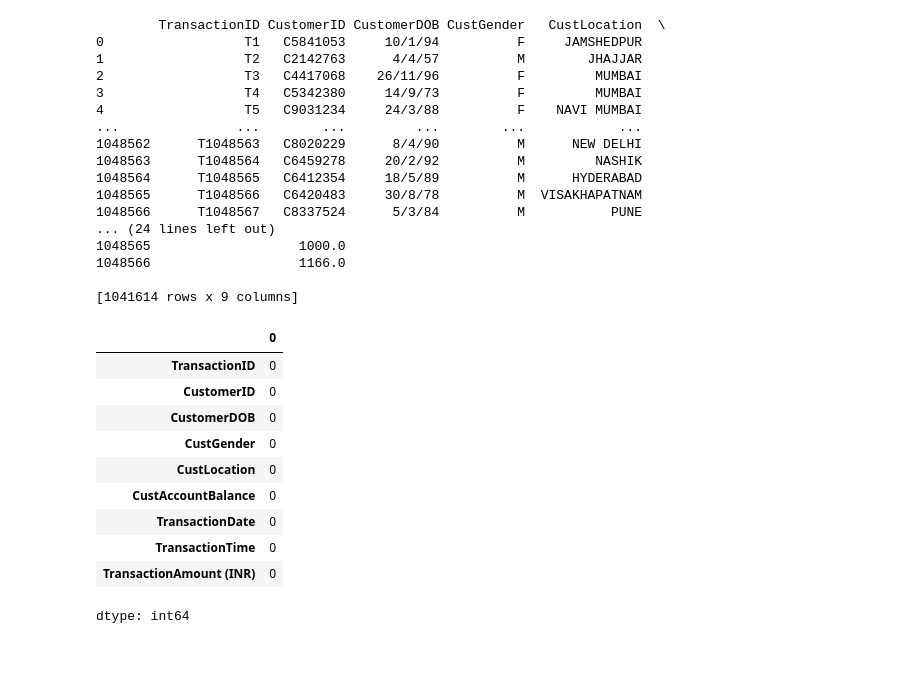
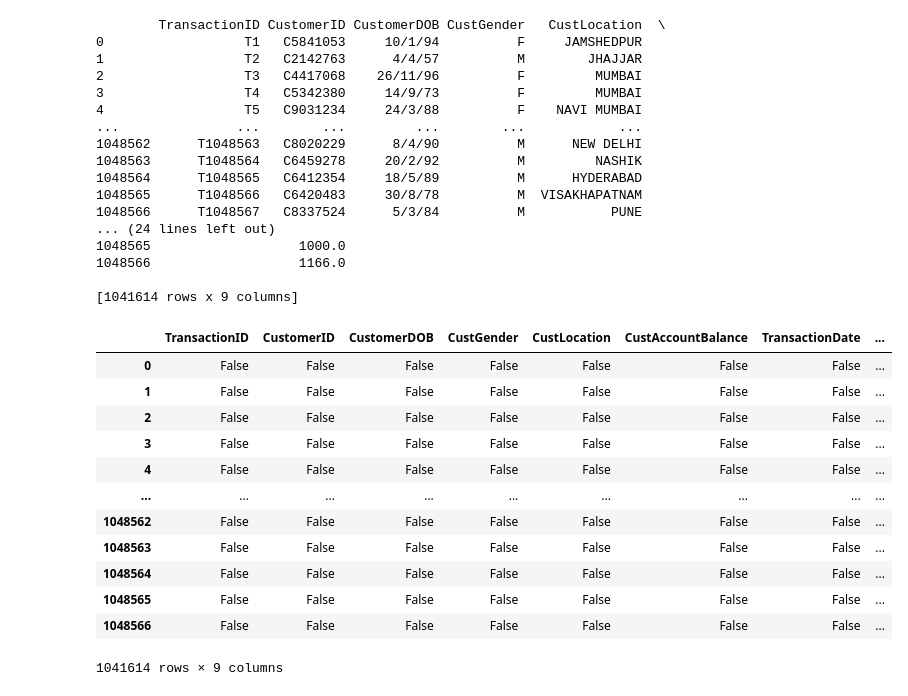
Before and after one commit to JoeBrunton/DWBI_CWK2, a Jupyter notebook: Bank_Transactions.ipynb, the cells around one changed output. Cells and saved outputs as stored; diff of their text form; code cells hidden in the pictures; blank space fills up the shorter version.

```diff
--- a/Bank_Transactions.ipynb
+++ b/Bank_Transactions.ipynb
@@ -58,17 +78,23 @@ print(df_clean)
 1048566                   1166.0
 
 [1041614 rows x 9 columns]
-# %%
-df_clean.isnull().sum()
-# %% [output]
-|  | 0 |
-| TransactionID | 0 |
-| CustomerID | 0 |
-| CustomerDOB | 0 |
-| CustGender | 0 |
-| CustLocation | 0 |
-| CustAccountBalance | 0 |
-| TransactionDate | 0 |
-| TransactionTime | 0 |
-| TransactionAmount (INR) | 0 |
-dtype: int64
+# %%
+# Checking new dataframe to see whether rows containing null values has been cleaned
+# (True meaning cell contains null value, False meaning it doesn't,
+# however, we can't see cells with null values as they are between the first 5 and last 5 rows of dataset)
+
+df_clean.isnull()
+# %% [output]
+|  | TransactionID | CustomerID | CustomerDOB | CustGender | CustLocation | CustAccountBalance | TransactionDate | ... |
+| 0 | False | False | False | False | False | False | False | ... |
+| 1 | False | False | False | False | False | False | False | ... |
+| 2 | False | False | False | False | False | False | False | ... |
+| 3 | False | False | False | False | False | False | False | ... |
+| 4 | False | False | False | False | False | False | False | ... |
+| ... | ... | ... | ... | ... | ... | ... | ... | ... |
+| 1048562 | False | False | False | False | False | False | False | ... |
+| 1048563 | False | False | False | False | False | False | False | ... |
+| 1048564 | False | False | False | False | False | False | False | ... |
+| 1048565 | False | False | False | False | False | False | False | ... |
+| 1048566 | False | False | False | False | False | False | False | ... |
+1041614 rows × 9 columns
```
Also changed, not shown: parts of 15 cells of this notebook.
